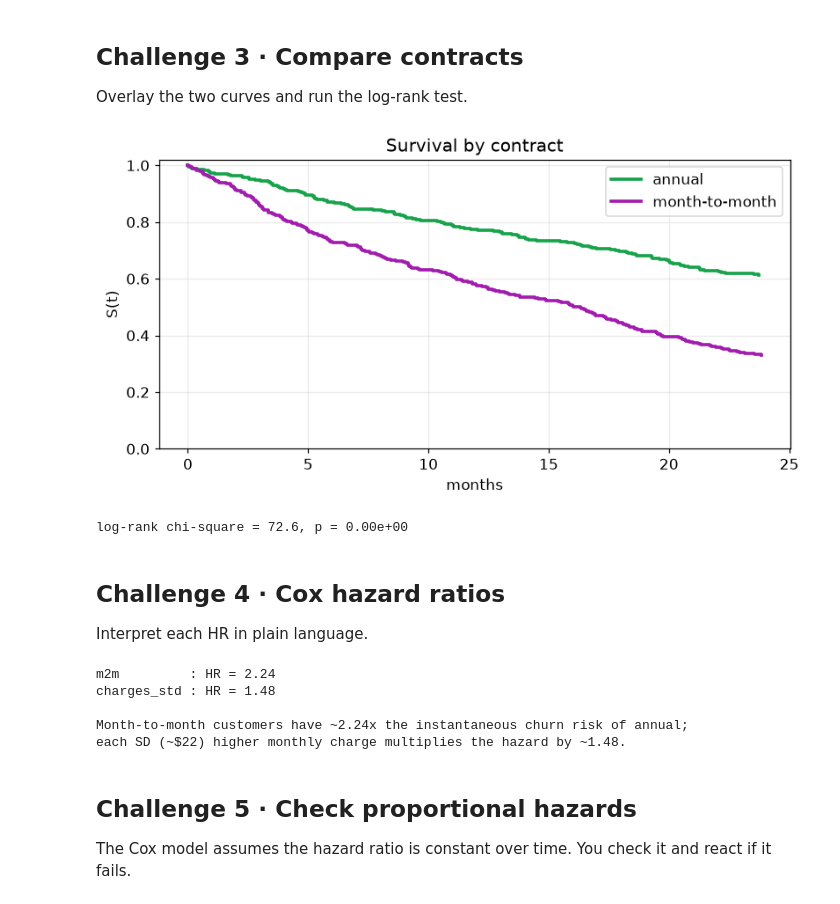
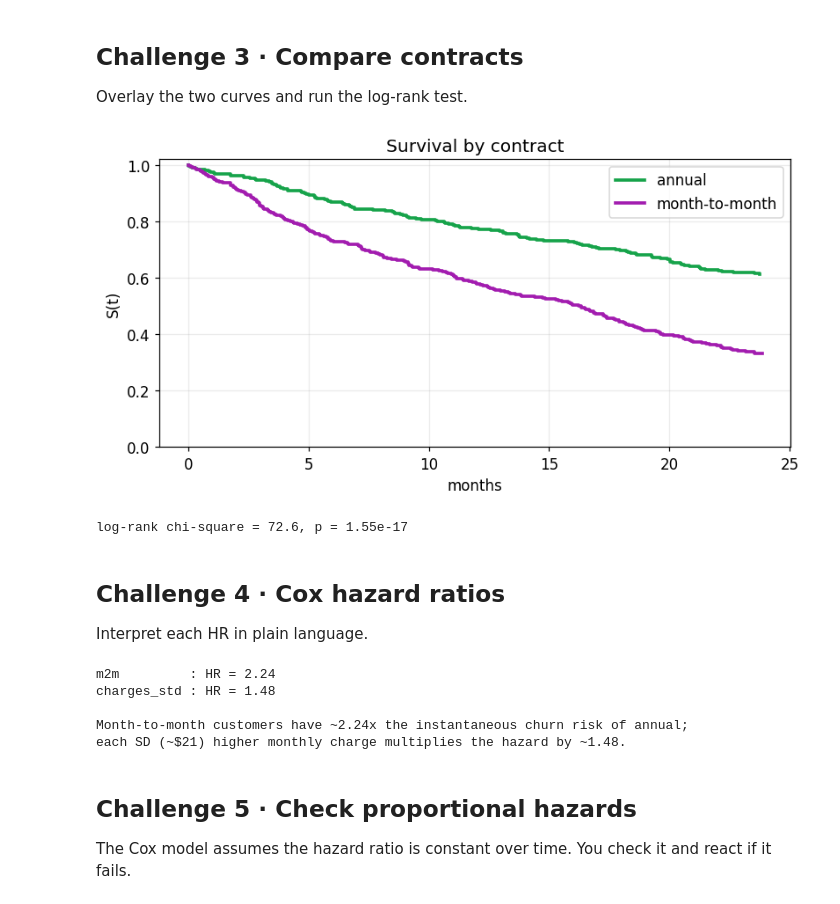
Before and after one commit to johnfisher-ai/Statistics-Data-Science-AI-Visual-Book, a Jupyter notebook: chapters/notebooks/survival-analysis--solutions.ipynb, the cells around one changed output. Saved outputs shown, nothing was run; the diff lists cells and outputs as text; code cells hidden in the pictures.

```diff
--- a/chapters/notebooks/survival-analysis--solutions.ipynb
+++ b/chapters/notebooks/survival-analysis--solutions.ipynb
@@ -65,15 +66,16 @@ Overlay the two curves and run the log-rank test.
 # %%
 fig, ax = plt.subplots(figsize=(7.5, 4))
 for g, col in [("annual", GR), ("month-to-month", FU)]:
     sub = df[df.contract==g]; sfg = SurvfuncRight(sub.tenure_months, sub.churned)
     ax.step(np.r_[0, sfg.surv_times], np.r_[1, sfg.surv_prob], where="post", color=col, lw=2.4, label=g)
 ax.set_ylim(0,1.02); ax.set_xlabel("months"); ax.set_ylabel("S(t)"); ax.legend(); ax.set_title("Survival by contract")
 plt.tight_layout(); plt.show()
 chisq, p = survdiff(df.tenure_months, df.churned, df.contract)
+p = chi2.sf(chisq, 1)            # survdiff's p underflows to 0 here
 print(f"log-rank chi-square = {chisq:.1f}, p = {p:.2e}")
 # %% [output]
-[figure, old version]
+[figure, new version]
-log-rank chi-square = 72.6, p = 0.00e+00
+log-rank chi-square = 72.6, p = 1.55e-17
 # %% [markdown]
 ## Challenge 4 &middot; Cox hazard ratios
 Interpret each HR in plain language.
@@ -85,14 +87,14 @@ cox = PHReg.from_formula("tenure_months ~ m2m + charges_std", data=d, status=d.c
 hr = np.exp(np.asarray(cox.params))
 for nm, h in zip(cox.model.exog_names, hr):
     print(f"{nm:12s}: HR = {h:.2f}")
-print("\nMonth-to-month customers have ~2.24x the instantaneous churn risk of annual;")
-print("each SD (~$22) higher monthly charge multiplies the hazard by ~1.48.")
+print(f"\nMonth-to-month customers have ~{hr[0]:.2f}x the instantaneous churn risk of annual;")
+print(f"each SD (~${d.monthly_charges.std():.0f}) higher monthly charge multiplies the hazard by ~{hr[1]:.2f}.")
 # %% [output]
 m2m         : HR = 2.24
 charges_std : HR = 1.48
 
 Month-to-month customers have ~2.24x the instantaneous churn risk of annual;
-each SD (~$22) higher monthly charge multiplies the hazard by ~1.48.
+each SD (~$21) higher monthly charge multiplies the hazard by ~1.48.
 # %% [markdown]
 ## Challenge 5 &middot; Check proportional hazards
 The Cox model assumes the hazard ratio is constant over time. You check it and react if it fails.
```
Also changed, not shown: parts of 1 cell of this notebook, 4 other files.
